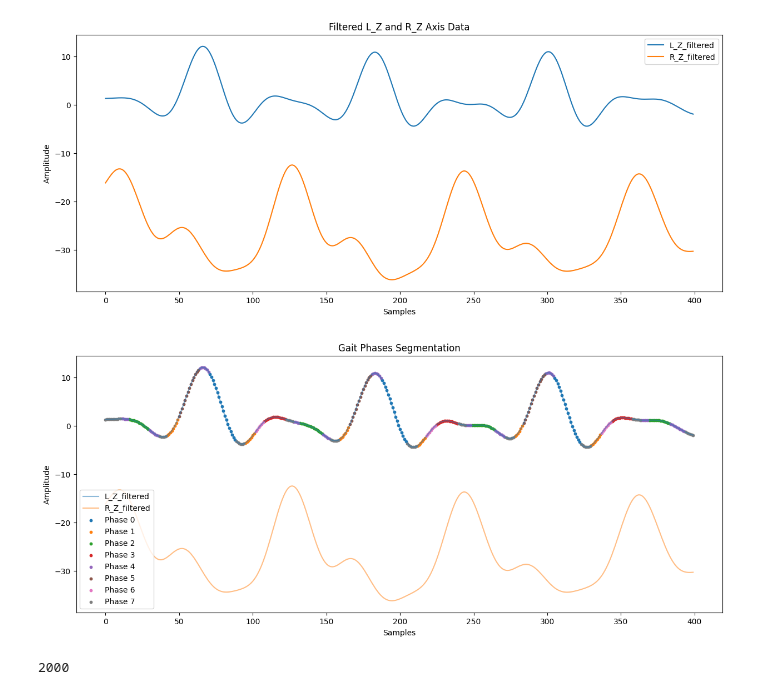
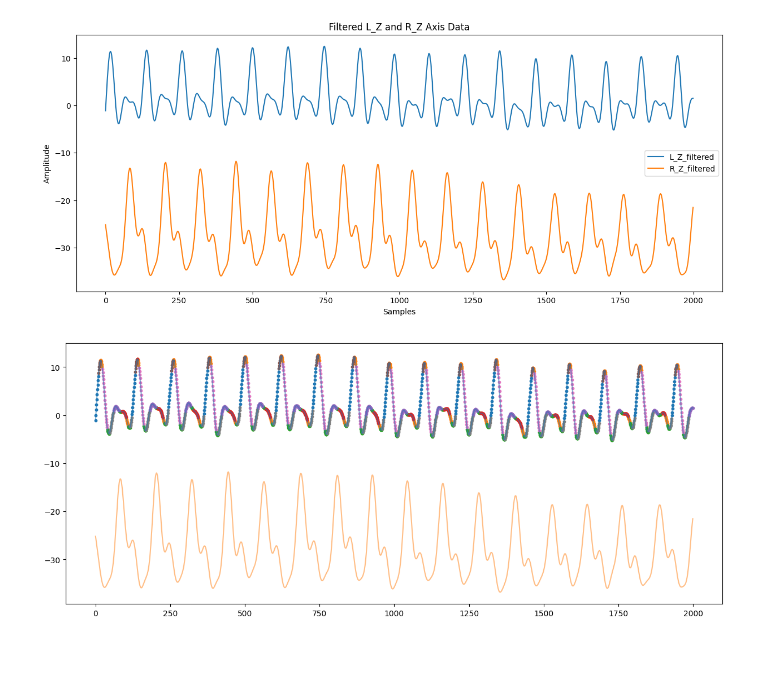
Before and after one commit to Neuromatrix/StepDetection, a Jupyter notebook: src/cycleAnalyze.ipynb, the cells around one changed output. Saved outputs shown, nothing was run; the diff lists cells and outputs as text; code cells hidden in the pictures; blank space fills up the shorter version.

```diff
--- a/src/cycleAnalyze.ipynb
+++ b/src/cycleAnalyze.ipynb
@@ -13,7 +13,7 @@ data = pd.read_csv(file_path)
 sampling_rate = 100  # Hz
 skip_seconds = 10
 skip_records = skip_seconds * sampling_rate
-display_records = 400  # Number of records to display in the middle
+display_records = 2000  # Number of records to display in the middle
 
 filtered_data = data.iloc[skip_records:-skip_records]
 mid_index = len(filtered_data) // 2
@@ -32,7 +32,31 @@ def butter_lowpass_filter(data, cutoff, fs, order=5):
     b, a = butter(order, normal_cutoff, btype='low', analog=False)
     y = filtfilt(b, a, data)
     return y
+def average_arrays(arrays):
+    # Find the maximum length among all arrays
+    max_len = max(len(arr) for arr in arrays)
+    print(max_len)
+    # Pad shorter arrays with zeros to make them equal length
+    padded_arrays = [np.pad(arr, (0, max_len - len(arr)), constant_values=777)  for arr in arrays]
+    # for arr in padded_arrays:
+    #     while len(arr)!=max_len:
+    #         arr.append(777)
 
+    # Calculate the average array
+
+    average_array = []
+    for i in range(max_len):
+        icnt = 0
+        sum_at_index = 0
+        for arr in padded_arrays:
+            if(arr[i] == 777):
+                icnt+=1
+            else :
+                sum_at_index+=arr[i]
+        avg_at_index = sum_at_index / (len(arrays)-icnt)
+        average_array.append(avg_at_index)
+
+    return average_array
 cutoff = 3  # Cutoff frequency in Hz
 L_Z_filtered = butter_lowpass_filter(L_Z, cutoff, sampling_rate)
 R_Z_filtered = butter_lowpass_filter(R_Z, cutoff, sampling_rate)
@@ -43,41 +67,39 @@ plt.plot(L_Z_filtered, label='L_Z_filtered')
 plt.plot(R_Z_filtered, label='R_Z_filtered')
 plt.legend()
 plt.title('Filtered L_Z and R_Z Axis Data')
 plt.xlabel('Samples')
 plt.ylabel('Amplitude')
 plt.show()
 
 # Feature extraction - first derivative
 L_Z_derivative = np.gradient(L_Z_filtered)
 R_Z_derivative = np.gradient(R_Z_filtered)
 
 # Identify zero-crossings and turning points
 def zero_crossings(data):
     return np.where(np.diff(np.sign(data)))[0]
 
 L_Z_zero_crossings = zero_crossings(L_Z_derivative)
 R_Z_zero_crossings = zero_crossings(R_Z_derivative)
 
 # Clustering to identify gait phases
 features = np.vstack((L_Z_derivative, R_Z_derivative)).T
-kmeans = KMeans(n_clusters=8)  # Assuming 8 gait phases as per the image
+kmeans = KMeans(n_clusters=8, n_init=20)  # Assuming 8 gait phases as per the image
 kmeans.fit(features)
 labels = kmeans.labels_
 
-# Plotting the segmented gait cycles
+# Plotting the segmented gait cycle
+split_phase = 0
+
+arr = [[] for _ in range(8)]
 plt.figure(figsize=(15, 6))
 plt.plot(L_Z_filtered, label='L_Z_filtered', alpha=0.5)
 plt.plot(R_Z_filtered, label='R_Z_filtered', alpha=0.5)
 for phase in range(8):
     phase_indices = np.where(labels == phase)[0]
+    arr[phase]= (phase_indices)
     plt.scatter(phase_indices, L_Z_filtered[phase_indices], label=f'Phase {phase}', s=10)
-plt.legend()
-plt.title('Gait Phases Segmentation')
-plt.xlabel('Samples')
-plt.ylabel('Amplitude')
-plt.show()
-2000
+    # arr[phase]
 # %% [output]
-[figure, old version]
+[figure, new version]
-[figure, old version]
+[figure, new version]
-2000
```
Also changed, not shown: parts of 1 cell of this notebook.
